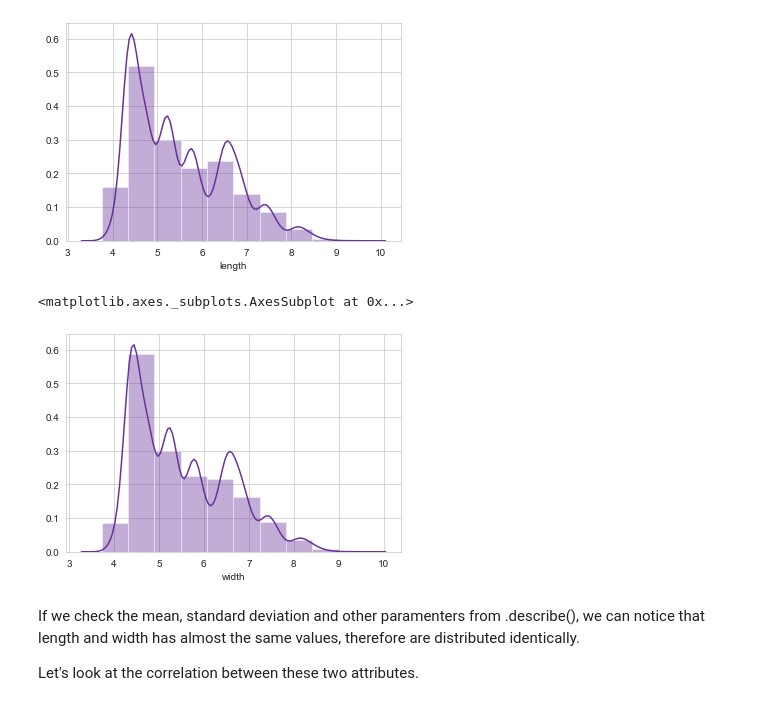
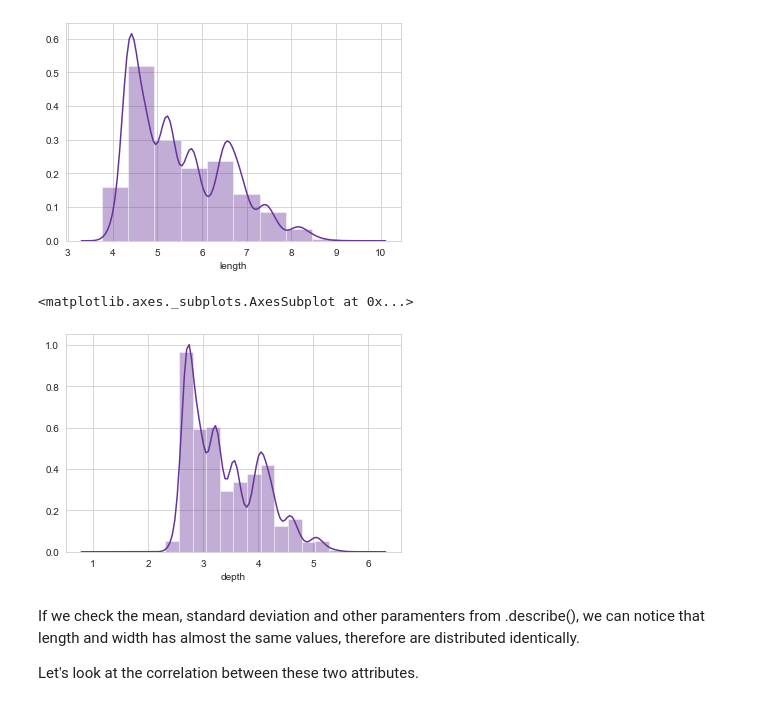
Before and after one commit to JuliaMal/ProgDA_Project2, a Jupyter notebook: Project2.ipynb, the cells around one changed output. Drawn from its saved outputs; the diff is of its cells as text; code cells hidden in the pictures.

```diff
--- a/Project2.ipynb
+++ b/Project2.ipynb
@@ -230,0 +279,5 @@ sns.distplot((s_price), color="rebeccapurple")
+# %%
+sns.set_style("whitegrid")
+#fig = plt.figure(figsize=(10,7))
+#fig.add_subplot(1,1,1)
+sns.distplot(df['length'], color="rebeccapurple", bins = 15)
@@ -271,11 +354,11 @@ sns.distplot(df['length'], color="rebeccapurple", bins = 10)
 # %%
 sns.set_style("whitegrid")
 #fig = plt.figure(figsize=(10,7))
 #fig.add_subplot(1,1,1)
-sns.distplot(df['width'], color="rebeccapurple", bins = 10)
+sns.distplot(df['depth'], color="rebeccapurple", bins = 20)
 # %% [output]
 <matplotlib.axes._subplots.AxesSubplot at 0x...>
-[figure, old version]
+[figure, new version]
 # %% [markdown]
 If we check the mean, standard deviation and other paramenters from .describe(), we can notice that length and width has almost the same values, therefore are distributed identically.
 
```
Also changed, not shown: parts of 56 cells of this notebook, 1 other file.
